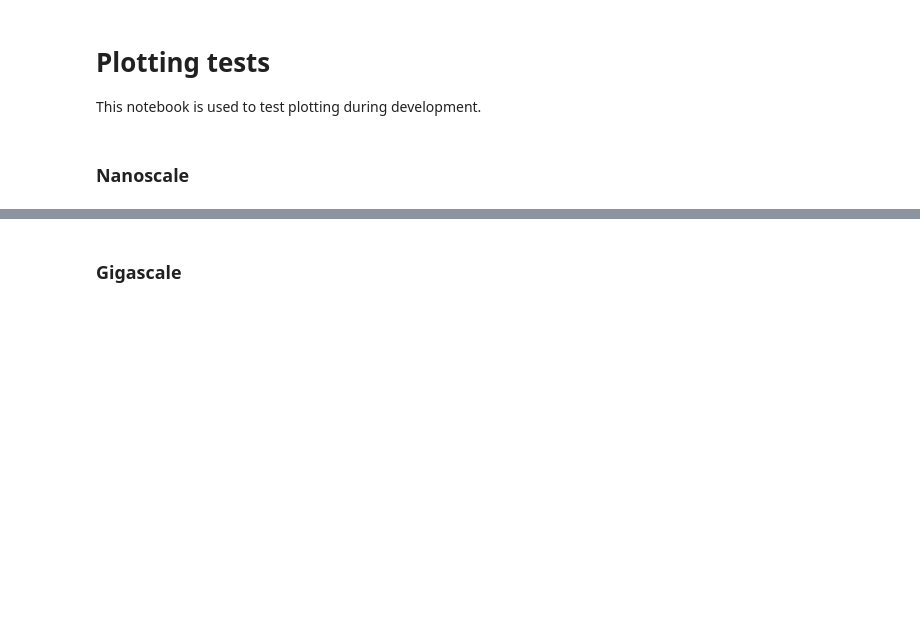
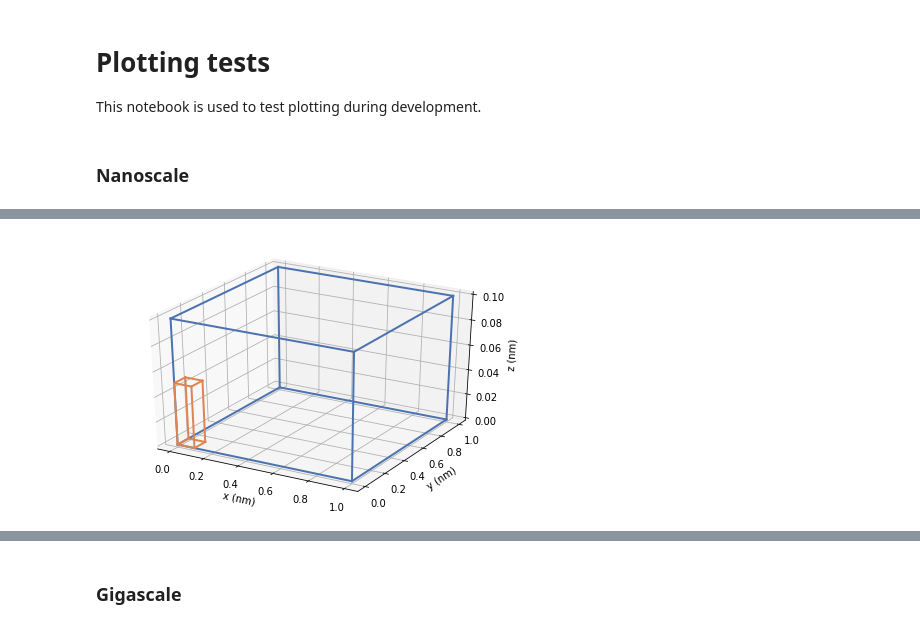
Before and after one commit to ubermag/discretisedfield, a Jupyter notebook: dev/plotting_testing.ipynb, the cells around one changed output, grey strips where cells are left out. Cells and saved outputs as stored; diff of their text form; code cells hidden in the pictures; blank space fills up the shorter version.

```diff
--- a/dev/plotting_testing.ipynb
+++ b/dev/plotting_testing.ipynb
@@ -34,3 +34,7 @@ mesh.mpl()
+# %%
+mesh.mpl(filename='mesh.pdf')
+# %% [output]
+[figure, added]
 # %%
 mesh.k3d()
 # %% [output]
```
Also changed, not shown: parts of 14 cells of this notebook, 8 other files.
